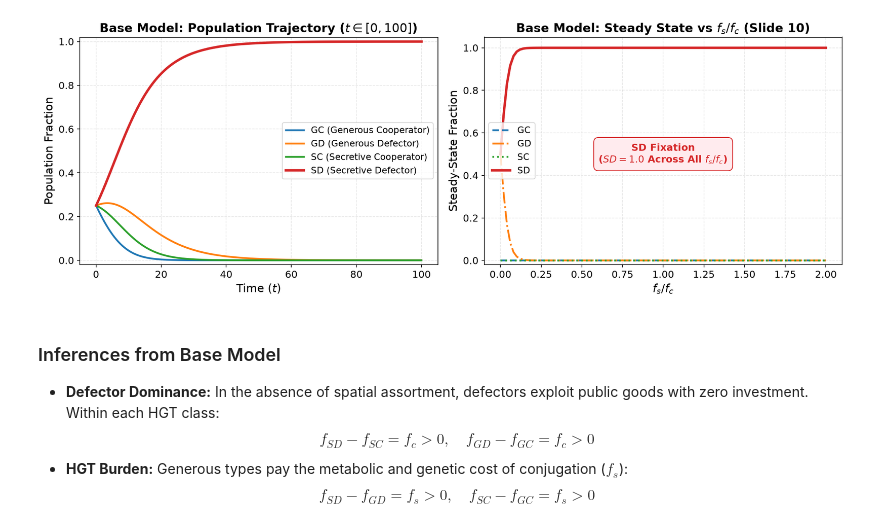
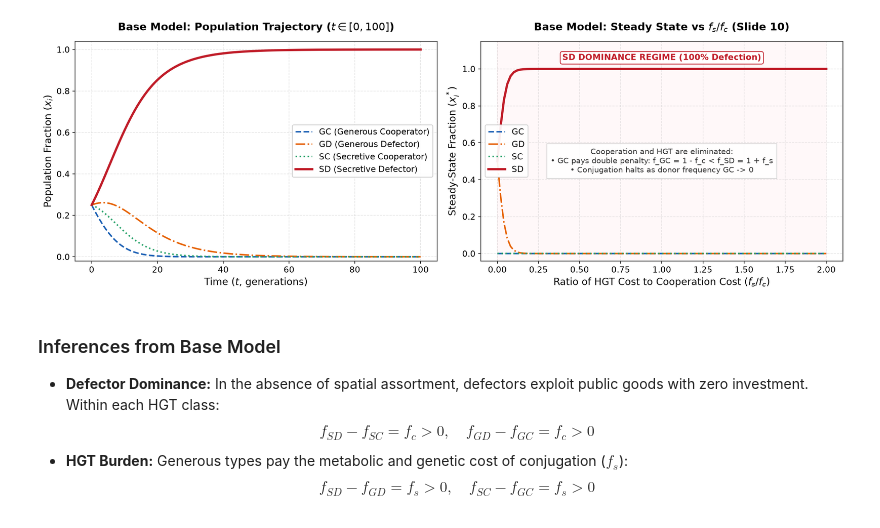
Before and after one commit to tshrayansh/To-Gossip-or-Not-To-Gossip, a Jupyter notebook: BEE26_To_Gossip_or_Not_To_Gossip.ipynb, the cells around one changed output. Cells and saved outputs as stored; diff of their text form; code cells hidden in the pictures.

```diff
--- a/BEE26_To_Gossip_or_Not_To_Gossip.ipynb
+++ b/BEE26_To_Gossip_or_Not_To_Gossip.ipynb
@@ -118,58 +135,65 @@ def base_model_ode(t, y, alpha, fc, fs):
     dSC = (f_SC - f_bar) * SC + alpha * GC * SD
     dSD = (f_SD - f_bar) * SD - alpha * GC * SD
     return [dGC, dGD, dSC, dSD]
 
 # 1. Simulate time series
 t_span = (0, 100)
 t_eval = np.linspace(0, 100, 500)
 y0 = [0.25, 0.25, 0.25, 0.25]
 alpha = 0.1
 fc = 0.2
 fs = 0.1
 
 sol_base = spi.solve_ivp(base_model_ode, t_span, y0, args=(alpha, fc, fs), t_eval=t_eval, method='RK45')
 
 # 2. Parameter sweep vs fs / fc (Slide 10)
 ratios = np.linspace(0.0, 2.0, 101)
 base_sweep = []
 for r in ratios:
     sol = spi.solve_ivp(base_model_ode, (0, 200), y0, args=(alpha, fc, r * fc), method='RK45')
     final = np.maximum(0, sol.y[:, -1])
     base_sweep.append(final / np.sum(final))
 base_sweep = np.array(base_sweep)
 
-# Plotting Base Model
-fig, (ax1, ax2) = plt.subplots(1, 2, figsize=(14, 5))
+# Clean, non-overlapping figure layout
+fig, (ax1, ax2) = plt.subplots(1, 2, figsize=(15, 5.2))
 
-# Trajectory
-ax1.plot(sol_base.t, sol_base.y[0], label="GC (Generous Cooperator)", color=COLOR_GC)
-ax1.plot(sol_base.t, sol_base.y[1], label="GD (Generous Defector)", color=COLOR_GD)
-ax1.plot(sol_base.t, sol_base.y[2], label="SC (Secretive Cooperator)", color=COLOR_SC)
-ax1.plot(sol_base.t, sol_base.y[3], label="SD (Secretive Defector)", color=COLOR_SD, linewidth=3)
-ax1.set_title("Base Model: Population Trajectory ($t \in [0, 100]$)", fontweight="bold")
-ax1.set_xlabel("Time ($t$)")
-ax1.set_ylabel("Population Fraction")
-ax1.set_ylim(-0.02, 1.02)
-ax1.legend()
+# Subplot 1: Trajectory
+ax1.plot(sol_base.t, sol_base.y[0], label="GC (Generous Cooperator)", color=COLOR_GC, linestyle="--", linewidth=2.0)
+ax1.plot(sol_base.t, sol_base.y[1], label="GD (Generous Defector)", color=COLOR_GD, linestyle="-.", linewidth=2.0)
+ax1.plot(sol_base.t, sol_base.y[2], label="SC (Secretive Cooperator)", color=COLOR_SC, linestyle=":", linewidth=2.0)
+ax1.plot(sol_base.t, sol_base.y[3], label="SD (Secretive Defector)", color=COLOR_SD, linestyle="-", linewidth=3.0)
+ax1.set_title("Base Model: Population Trajectory ($t \\in [0, 100]$)", pad=14)
+ax1.set_xlabel("Time ($t$, generations)")
+ax1.set_ylabel("Population Fraction ($x_i$)")
+ax1.set_ylim(-0.02, 1.04)
+ax1.legend(loc="center right", framealpha=0.92)
 
-# Bifurcation (Slide 10)
-ax2.plot(ratios, base_sweep[:, 0], label="GC", color=COLOR_GC, linestyle="--")
-ax2.plot(ratios, base_sweep[:, 1], label="GD", color=COLOR_GD, linestyle="-.")
-ax2.plot(ratios, base_sweep[:, 2], label="SC", color=COLOR_SC, linestyle=":")
-ax2.plot(ratios, base_sweep[:, 3], label="SD", color=COLOR_SD, linewidth=3)
-ax2.set_title("Base Model: Steady State vs $f_s / f_c$ (Slide 10)", fontweight="bold")
-ax2.set_xlabel(r"$f_s / f_c$")
-ax2.set_ylabel("Steady-State Fraction")
-ax2.set_ylim(-0.02, 1.05)
-ax2.text(1.0, 0.5, "SD Fixation\n($SD = 1.0$ Across All $f_s / f_c$)",
+# Subplot 2: Bifurcation (Slide 10)
+ax2.plot(ratios, base_sweep[:, 0], label="GC", color=COLOR_GC, linestyle="--", linewidth=2.0)
+ax2.plot(ratios, base_sweep[:, 1], label="GD", color=COLOR_GD, linestyle="-.", linewidth=2.0)
+ax2.plot(ratios, base_sweep[:, 2], label="SC", color=COLOR_SC, linestyle=":", linewidth=2.0)
+ax2.plot(ratios, base_sweep[:, 3], label="SD", color=COLOR_SD, linestyle="-", linewidth=3.0)
+ax2.axvspan(0.0, 2.0, color=SHADE_SD, alpha=0.35)
+ax2.set_title("Base Model: Steady State vs $f_s / f_c$ (Slide 10)", pad=14)
+ax2.set_xlabel(r"Ratio of HGT Cost to Cooperation Cost ($f_s / f_c$)")
+ax2.set_ylabel("Steady-State Fraction ($x_i^*$)")
+ax2.set_ylim(-0.04, 1.15)
+ax2.text(1.0, 1.06, "SD DOMINANCE REGIME (100% Defection)",
          ha="center", va="center", color=COLOR_SD, fontweight="bold",
-         bbox=dict(boxstyle="round,pad=0.5", facecolor="#ffebee", edgecolor=COLOR_SD))
-ax2.legend(loc="center left")
+         bbox=dict(boxstyle="round,pad=0.25", facecolor="white", edgecolor=COLOR_SD, linewidth=1.0))
+ax2.text(1.0, 0.50,
+         "Cooperation and HGT are eliminated:\n"
+         "• GC pays double penalty: f_GC = 1 - f_c < f_SD = 1 + f_s\n"
+         "• Conjugation halts as donor frequency GC -> 0",
+         ha="center", va="center", fontsize=10, color="#333333",
+         bbox=dict(boxstyle="square,pad=0.5", facecolor="#ffffff", edgecolor="#cccccc", alpha=0.9))
+ax2.legend(loc="center left", framealpha=0.92)
 
 plt.tight_layout()
 plt.show()
 # %% [output]
-[figure, old version]
+[figure, new version]
 # %% [markdown]
 ### Inferences from Base Model
 - **Defector Dominance:** In the absence of spatial assortment, defectors exploit public goods with zero investment. Within each HGT class:
```
Also changed, not shown: parts of 10 cells of this notebook, 13 other files.
